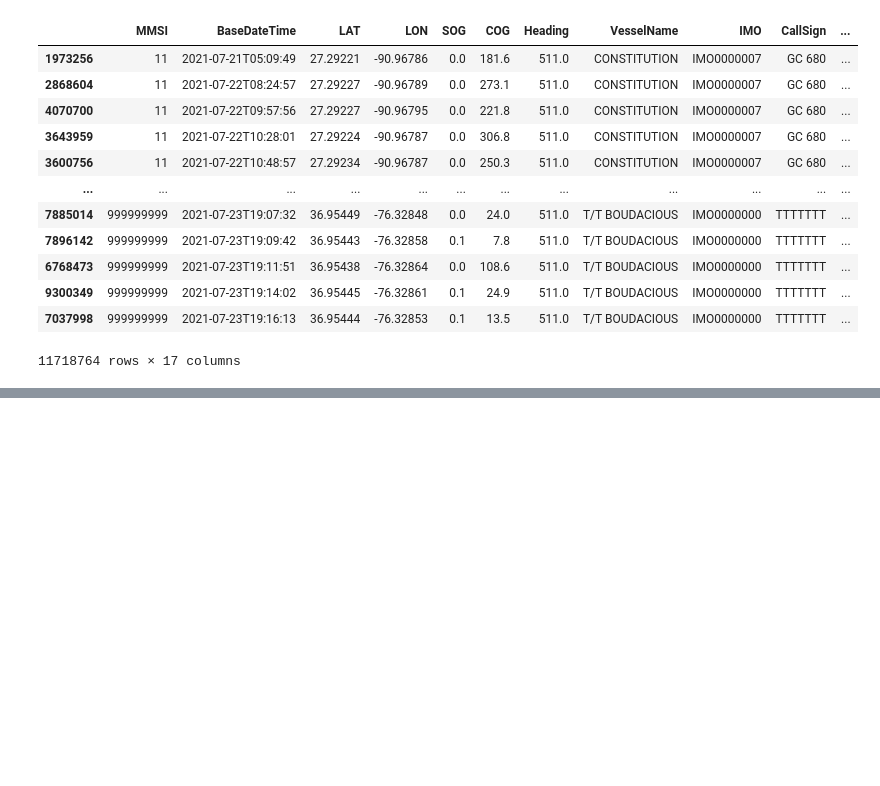
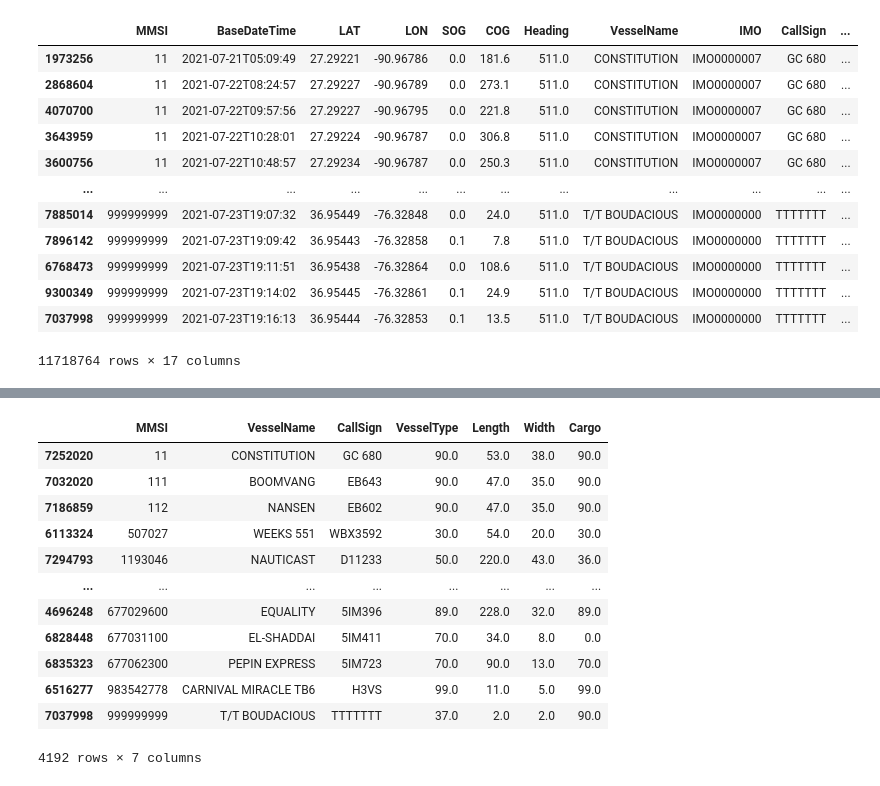
Before and after one commit to dpp-shlyopa-team/backend, a Jupyter notebook: dpp.shlyopa.team.ipynb, the cells around one changed output, grey strips where cells are left out. Drawn from its saved outputs; the diff is of its cells as text; code cells hidden in the pictures; blank space fills up the shorter version.

```diff
--- a/dpp.shlyopa.team.ipynb
+++ b/dpp.shlyopa.team.ipynb
@@ -328,0 +375,18 @@ with open('save_data.sql', 'w') as f:
+# %%
+df.drop_duplicates(keep='last', inplace=True, subset=['MMSI'])
+# %%
+df
+# %% [output]
+|  | MMSI | VesselName | CallSign | VesselType | Length | Width | Cargo |
+| 7252020 | 11 | CONSTITUTION | GC 680 | 90.0 | 53.0 | 38.0 | 90.0 |
+| 7032020 | 111 | BOOMVANG | EB643 | 90.0 | 47.0 | 35.0 | 90.0 |
+| 7186859 | 112 | NANSEN | EB602 | 90.0 | 47.0 | 35.0 | 90.0 |
+| 6113324 | 507027 | WEEKS 551 | WBX3592 | 30.0 | 54.0 | 20.0 | 30.0 |
+| 7294793 | 1193046 | NAUTICAST | D11233 | 50.0 | 220.0 | 43.0 | 36.0 |
+| ... | ... | ... | ... | ... | ... | ... | ... |
+| 4696248 | 677029600 | EQUALITY | 5IM396 | 89.0 | 228.0 | 32.0 | 89.0 |
+| 6828448 | 677031100 | EL-SHADDAI | 5IM411 | 70.0 | 34.0 | 8.0 | 0.0 |
+| 6835323 | 677062300 | PEPIN EXPRESS | 5IM723 | 70.0 | 90.0 | 13.0 | 70.0 |
+| 6516277 | 983542778 | CARNIVAL MIRACLE TB6 | H3VS | 99.0 | 11.0 | 5.0 | 99.0 |
+| 7037998 | 999999999 | T/T BOUDACIOUS | TTTTTTT | 37.0 | 2.0 | 2.0 | 90.0 |
+4192 rows × 7 columns
```
Also changed, not shown: parts of 8 cells of this notebook.
